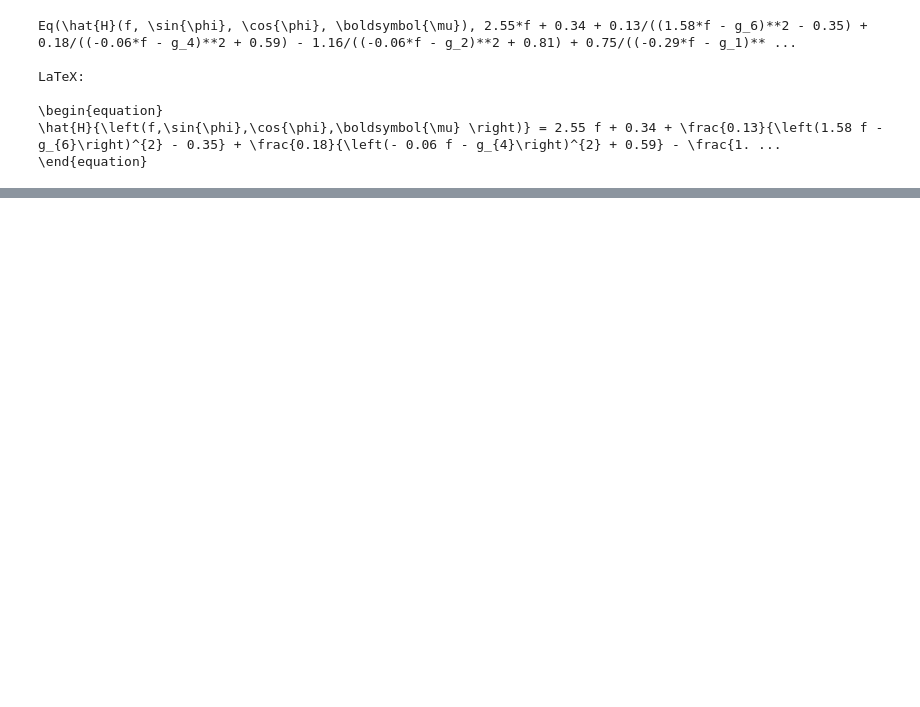
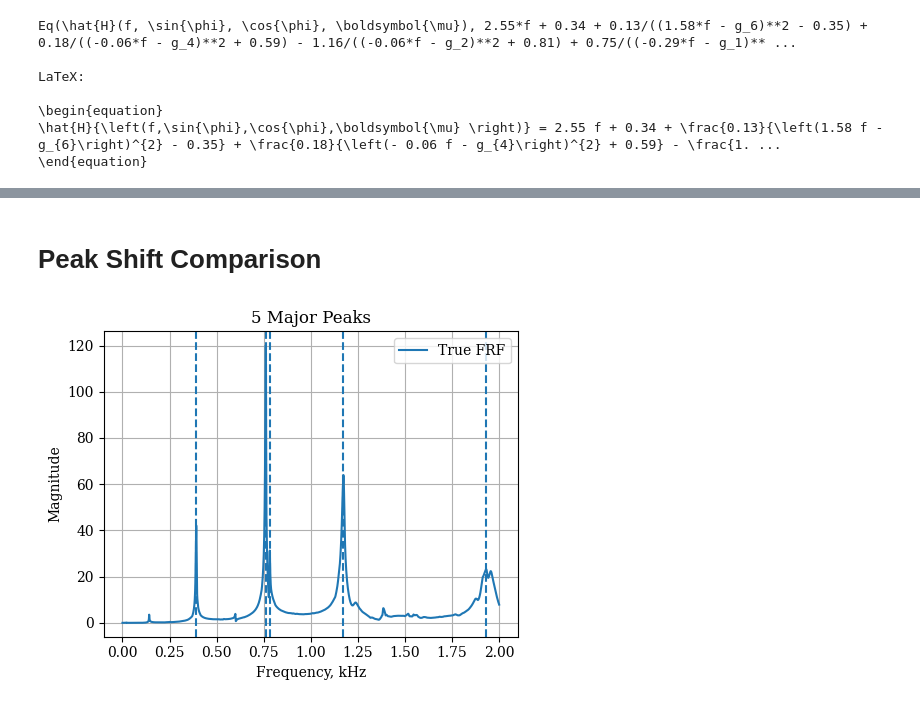
Before and after one commit to seregagarmaev/ComplexEQL, a Jupyter notebook: 4.2. FRF postprocessing.ipynb, the cells around one changed output, grey strips where cells are left out. Cells and saved outputs as stored; diff of their text form; code cells hidden in the pictures; blank space fills up the shorter version.

```diff
--- a/4.2. FRF postprocessing.ipynb
+++ b/4.2. FRF postprocessing.ipynb
@@ -88,0 +439,47 @@ $\displaystyle \hat{H}{\left(f,\sin{\phi},\cos{\phi},\boldsymbol{\mu} \right)} =
+# %% [markdown]
+# Peak Shift Comparison
+# %%
+# ============================================================
+# Detect major peaks on the TRUE FRF
+# ============================================================
+from scipy.signal import find_peaks
+
+N_PEAKS = 5
+
+# detect all candidate peaks
+peak_idx, _ = find_peaks(y_d)
+
+# sort peaks by amplitude
+peak_amplitudes = y_d[peak_idx]
+order = np.argsort(peak_amplitudes)[::-1]
+
+# select N largest peaks
+top_idx = peak_idx[order[:N_PEAKS]]
+
+# sort them by frequency for nicer plotting
+top_idx = np.sort(top_idx)
+
+peak_freqs = f_d[top_idx]
+peak_vals = y_d[top_idx]
+
+
+# ============================================================
+# Plot FRF with detected peaks
+# ============================================================
+plt.figure(figsize=(5,4))
+
+plt.plot(f_d, y_d, label="True FRF")
+
+for f_peak in peak_freqs:
+    plt.axvline(f_peak, linestyle="--")
+
+plt.xlabel("Frequency, kHz")
+plt.ylabel("Magnitude")
+plt.title("5 Major Peaks")
+plt.grid(True)
+plt.legend()
+
+plt.tight_layout()
+plt.show()
+# %% [output]
+[figure, added]
```
Also changed, not shown: parts of 4 cells of this notebook, 2 other files.
